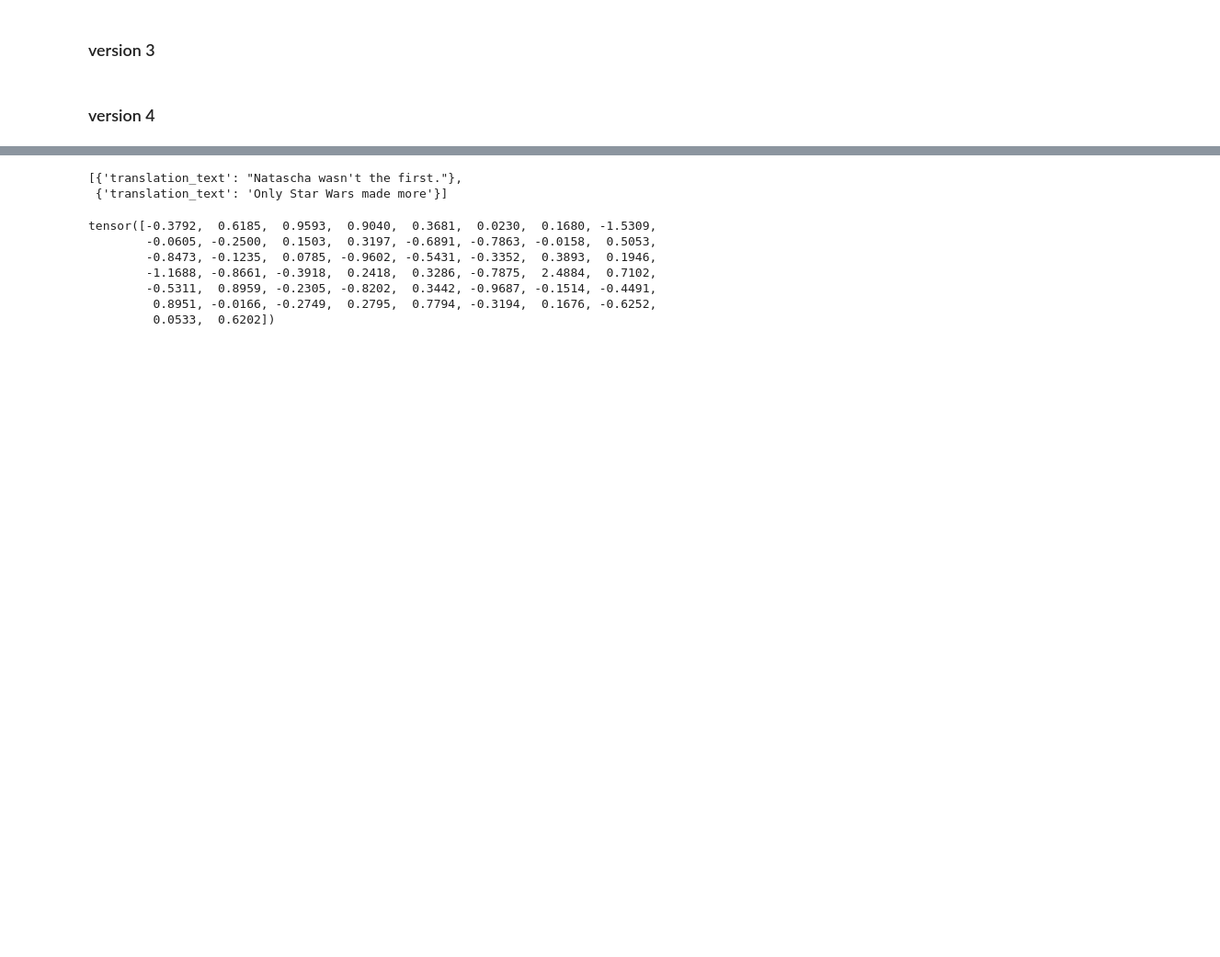
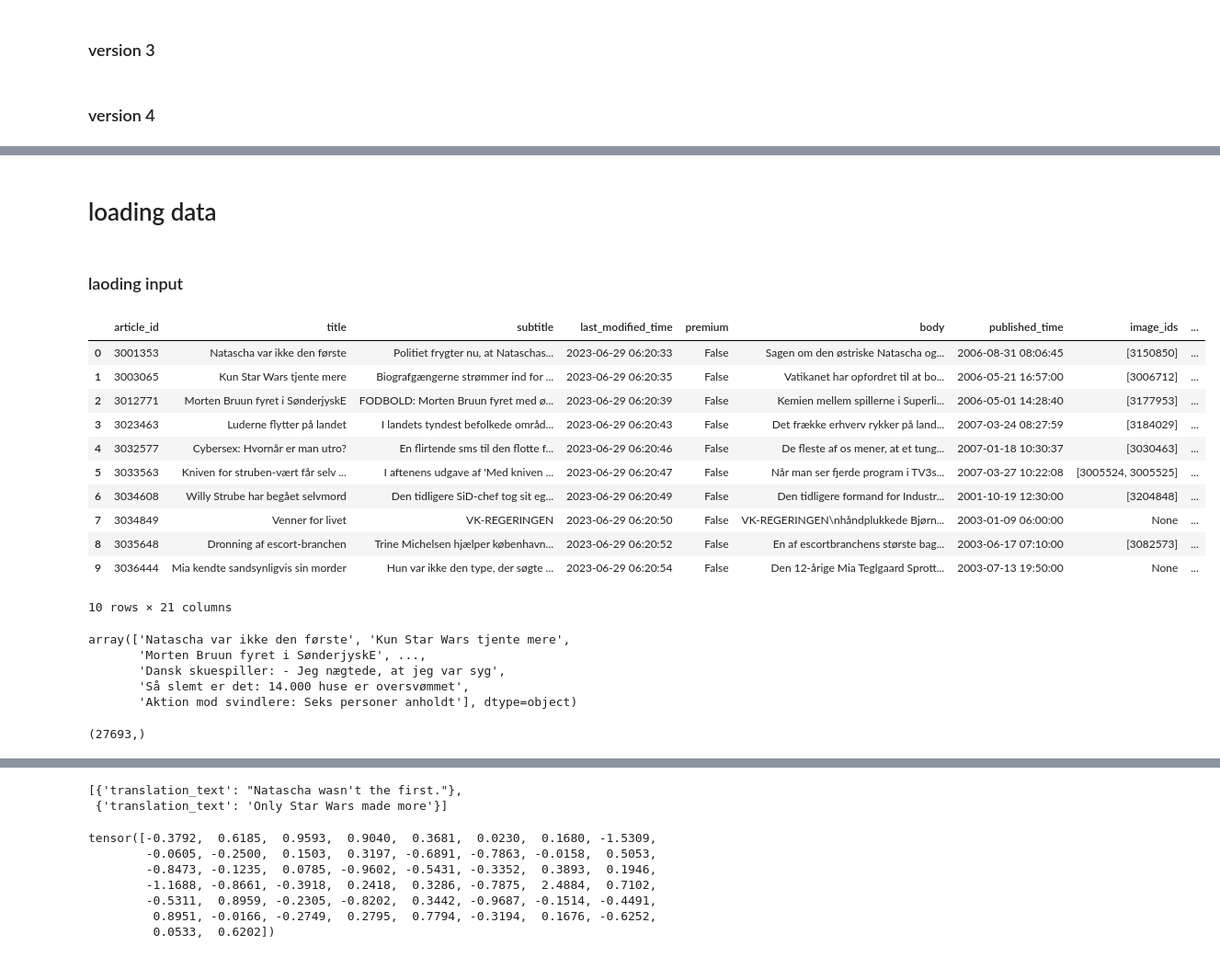
Before and after one commit to lukisko/news-recommendation, a Jupyter notebook: start-project.ipynb, the cells around one changed output, grey strips where cells are left out. Shown at 92% size. Saved outputs shown, nothing was run; the diff lists cells and outputs as text; code cells hidden in the pictures; blank space fills up the shorter version.

```diff
--- a/start-project.ipynb
+++ b/start-project.ipynb
@@ -342,0 +483,4 @@ simplemat, simplemat.sum(dim=1)
+# %% [markdown]
+# loading data
+# %% [markdown]
+### laoding input
@@ -342,0 +490,31 @@ simplemat, simplemat.sum(dim=1)
+# %%
+table_behavior = pq.read_table('ebnerd_small/train/behaviors.parquet')
+table_history = pq.read_table('ebnerd_small/train/history.parquet')
+table_articles = pq.read_table('ebnerd_small/articles.parquet')
+df_behavior = table_behavior.to_pandas()
+df_history = table_history.to_pandas()
+df_articles = table_articles.to_pandas()
+# %%
+df_articles.head(10)
+# %% [output]
+|  | article_id | title | subtitle | last_modified_time | premium | body | published_time | image_ids | ... |
+| 0 | 3001353 | Natascha var ikke den første | Politiet frygter nu, at Nataschas... | 2023-06-29 06:20:33 | False | Sagen om den østriske Natascha og... | 2006-08-31 08:06:45 | [3150850] | ... |
+| 1 | 3003065 | Kun Star Wars tjente mere | Biografgængerne strømmer ind for ... | 2023-06-29 06:20:35 | False | Vatikanet har opfordret til at bo... | 2006-05-21 16:57:00 | [3006712] | ... |
+| 2 | 3012771 | Morten Bruun fyret i SønderjyskE | FODBOLD: Morten Bruun fyret med ø... | 2023-06-29 06:20:39 | False | Kemien mellem spillerne i Superli... | 2006-05-01 14:28:40 | [3177953] | ... |
+| 3 | 3023463 | Luderne flytter på landet | I landets tyndest befolkede områd... | 2023-06-29 06:20:43 | False | Det frække erhverv rykker på land... | 2007-03-24 08:27:59 | [3184029] | ... |
+| 4 | 3032577 | Cybersex: Hvornår er man utro? | En flirtende sms til den flotte f... | 2023-06-29 06:20:46 | False | De fleste af os mener, at et tung... | 2007-01-18 10:30:37 | [3030463] | ... |
+| 5 | 3033563 | Kniven for struben-vært får selv ... | I aftenens udgave af 'Med kniven ... | 2023-06-29 06:20:47 | False | Når man ser fjerde program i TV3s... | 2007-03-27 10:22:08 | [3005524, 3005525] | ... |
+| 6 | 3034608 | Willy Strube har begået selvmord | Den tidligere SiD-chef tog sit eg... | 2023-06-29 06:20:49 | False | Den tidligere formand for Industr... | 2001-10-19 12:30:00 | [3204848] | ... |
+| 7 | 3034849 | Venner for livet | VK-REGERINGEN | 2023-06-29 06:20:50 | False | VK-REGERINGEN\nhåndplukkede Bjørn... | 2003-01-09 06:00:00 | None | ... |
+| 8 | 3035648 | Dronning af escort-branchen | Trine Michelsen hjælper københavn... | 2023-06-29 06:20:52 | False | En af escortbranchens største bag... | 2003-06-17 07:10:00 | [3082573] | ... |
+| 9 | 3036444 | Mia kendte sandsynligvis sin morder | Hun var ikke den type, der søgte ... | 2023-06-29 06:20:54 | False | Den 12-årige Mia Teglgaard Sprott... | 2003-07-13 19:50:00 | None | ... |
+10 rows × 21 columns
+# %%
+titles = df_articles['title'].values
+titles
+# %% [output]
+array(['Natascha var ikke den første', 'Kun Star Wars tjente mere',
+       'Morten Bruun fyret i SønderjyskE', ...,
+       'Dansk skuespiller: - Jeg nægtede, at jeg var syg',
+       'Så slemt er det: 14.000 huse er oversvømmet',
+       'Aktion mod svindlere: Seks personer anholdt'], dtype=object)
@@ -342,0 +530,7 @@ simplemat, simplemat.sum(dim=1)
+# %%
+print(all_words.shape)
+dummy_dictionary_embedding = {}
+for i in range(len(all_words)):
+    dummy_dictionary_embedding[all_words[i]] = i
+# %% [output]
+(27693,)
```
Also changed, not shown: parts of 42 cells of this notebook, 1 other file.
